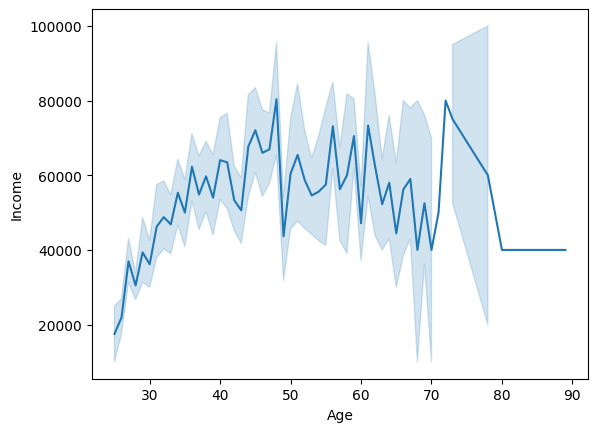
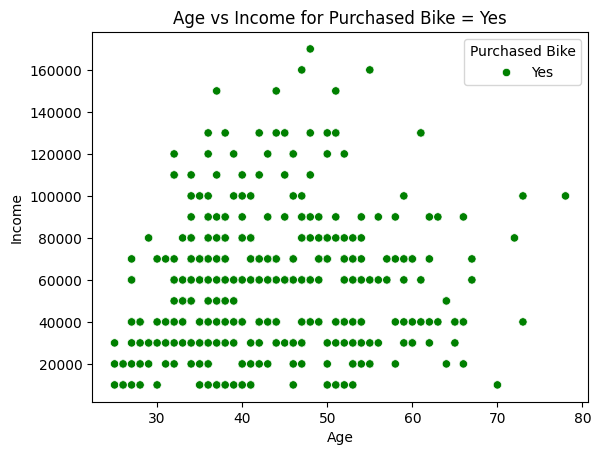
The notebook cell's code change between the first figure and the second:
--- before
+++ after
@@ -1,2 +1,7 @@
-sns.lineplot(x='Age',y='Income',data=clean_df)
+yes_df = clean_df[clean_df['Purchased Bike'] == 'Yes']
+
+sns.scatterplot(x='Age', y='Income', data=yes_df, hue='Purchased Bike', palette=['green'])
+plt.title('Age vs Income for Purchased Bike = Yes')
+plt.xlabel('Age')
+plt.ylabel('Income')
 plt.show()

Commit: Added text between code cells in analys section.